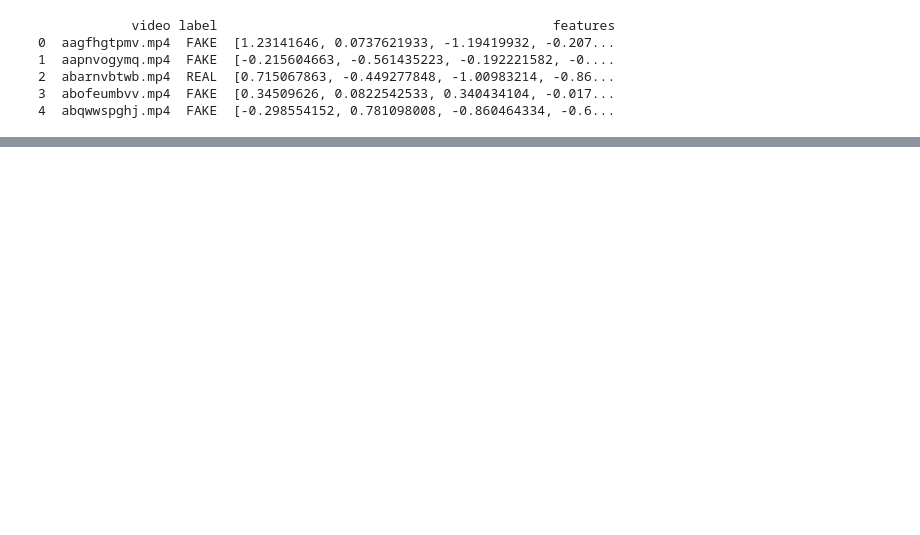
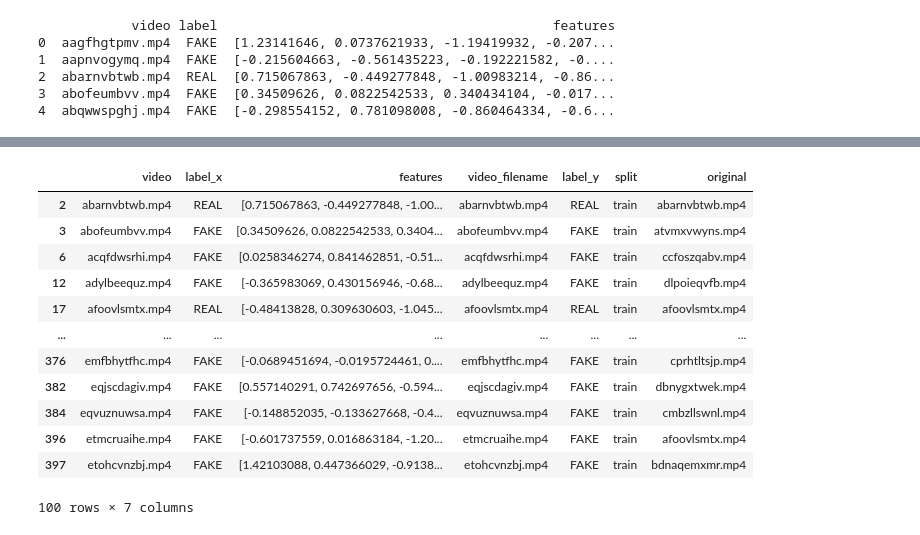
Before and after one commit to wilsonwid/dsa4266-project, a Jupyter notebook: eda/jh-eda.ipynb, the cells around one changed output, grey strips where cells are left out. Saved outputs shown, nothing was run; the diff lists cells and outputs as text; code cells hidden in the pictures; blank space fills up the shorter version.

```diff
--- a/eda/jh-eda.ipynb
+++ b/eda/jh-eda.ipynb
@@ -727,3 +752,3 @@ print(flow_df.head())
 # %%
-visualize_embeddings_3d(flow_df, train_metadata_df)
+merged_df = visualize_embeddings_3d(flow_df, train_metadata_df, perplexity = 20)
 # %% [output]
@@ -730,0 +756,16 @@ visualize_embeddings_3d(flow_df, train_metadata_df)
+# %%
+merged_df
+# %% [output]
+|  | video | label_x | features | video_filename | label_y | split | original |
+| 2 | abarnvbtwb.mp4 | REAL | [0.715067863, -0.449277848, -1.00... | abarnvbtwb.mp4 | REAL | train | abarnvbtwb.mp4 |
+| 3 | abofeumbvv.mp4 | FAKE | [0.34509626, 0.0822542533, 0.3404... | abofeumbvv.mp4 | FAKE | train | atvmxvwyns.mp4 |
+| 6 | acqfdwsrhi.mp4 | FAKE | [0.0258346274, 0.841462851, -0.51... | acqfdwsrhi.mp4 | FAKE | train | ccfoszqabv.mp4 |
+| 12 | adylbeequz.mp4 | FAKE | [-0.365983069, 0.430156946, -0.68... | adylbeequz.mp4 | FAKE | train | dlpoieqvfb.mp4 |
+| 17 | afoovlsmtx.mp4 | REAL | [-0.48413828, 0.309630603, -1.045... | afoovlsmtx.mp4 | REAL | train | afoovlsmtx.mp4 |
+| ... | ... | ... | ... | ... | ... | ... | ... |
+| 376 | emfbhytfhc.mp4 | FAKE | [-0.0689451694, -0.0195724461, 0.... | emfbhytfhc.mp4 | FAKE | train | cprhtltsjp.mp4 |
+| 382 | eqjscdagiv.mp4 | FAKE | [0.557140291, 0.742697656, -0.594... | eqjscdagiv.mp4 | FAKE | train | dbnygxtwek.mp4 |
+| 384 | eqvuznuwsa.mp4 | FAKE | [-0.148852035, -0.133627668, -0.4... | eqvuznuwsa.mp4 | FAKE | train | cmbzllswnl.mp4 |
+| 396 | etmcruaihe.mp4 | FAKE | [-0.601737559, 0.016863184, -1.20... | etmcruaihe.mp4 | FAKE | train | afoovlsmtx.mp4 |
+| 397 | etohcvnzbj.mp4 | FAKE | [1.42103088, 0.447366029, -0.9138... | etohcvnzbj.mp4 | FAKE | train | bdnaqemxmr.mp4 |
+100 rows × 7 columns
```
Also changed, not shown: parts of 5 cells of this notebook, 2 other files.
